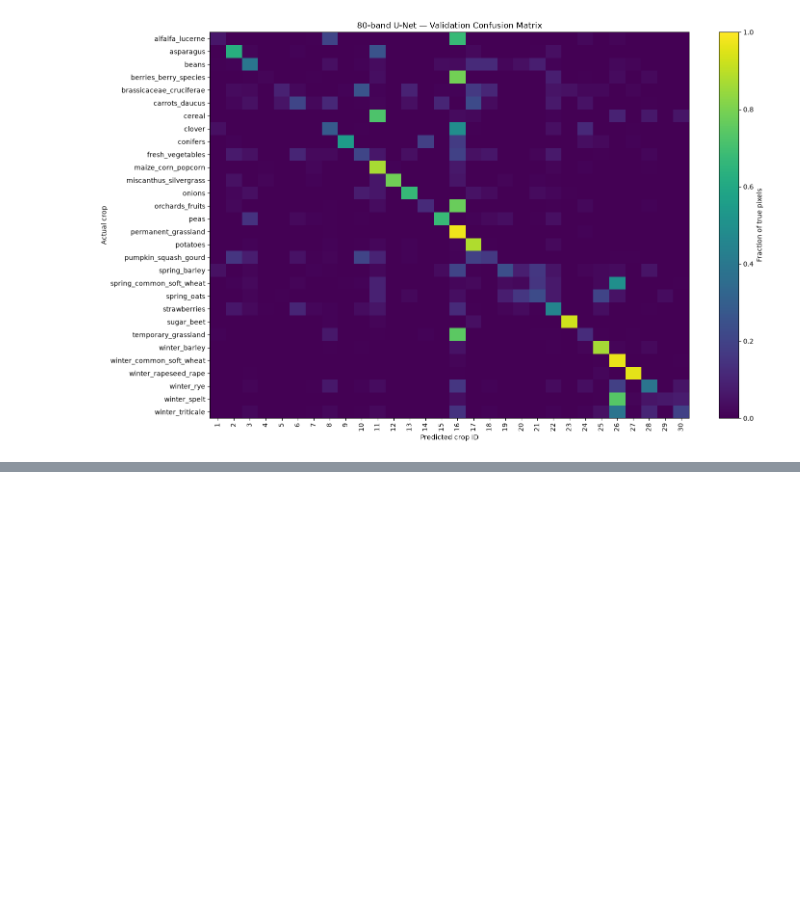
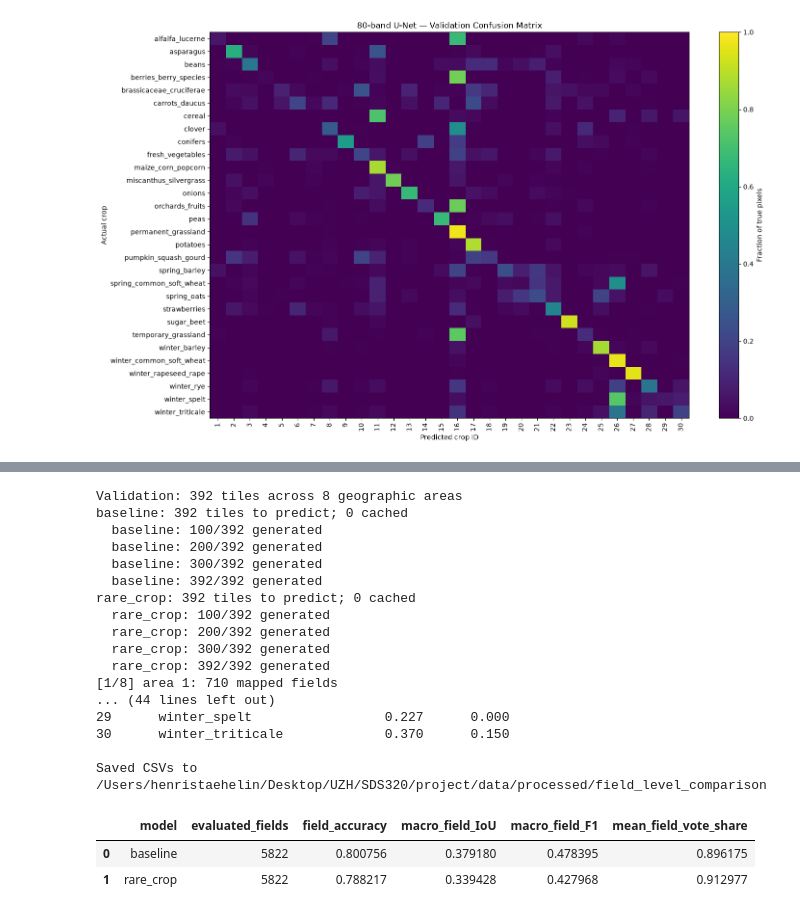
Before and after one commit to staehelinhenrimax-droid/European-Spectral-Crop-Identification, a Jupyter notebook: notebooks/Functionalized_workflow.ipynb, the cells around one changed output, grey strips where cells are left out. Drawn from its saved outputs; the diff is of its cells as text; code cells hidden in the pictures; blank space fills up the shorter version.

```diff
--- a/notebooks/Functionalized_workflow.ipynb
+++ b/notebooks/Functionalized_workflow.ipynb
@@ -1730,0 +1753,44 @@ plt.show()
+# %%
+import importlib
+import scripts.field_level_comparison as field_eval
+
+importlib.reload(field_eval)
+
+model_paths = {
+    "baseline": project_dir / "models/unet_80band_monthly_weighted_250epochs/best_model.pth",
+    "rare_crop": project_dir / "models/unet_80band_rare_crop_earlystop/best_model.pth",
+}
+
+field_predictions, field_metrics, field_summary = (
+    field_eval.compare_models_by_field(
+        project_dir=project_dir,
+        crop_fields=reduced_crops,
+        crop_mapping=crop_mapping,
+        model_paths=model_paths,
+        tiles_dir=project_dir / "data/processed/tiles_80band",
+        min_field_pixels=10,
+    )
+)
+
+display(field_summary)
+# %% [output]
+Validation: 392 tiles across 8 geographic areas
+baseline: 392 tiles to predict; 0 cached
+  baseline: 100/392 generated
+  baseline: 200/392 generated
+  baseline: 300/392 generated
+  baseline: 392/392 generated
+rare_crop: 392 tiles to predict; 0 cached
+  rare_crop: 100/392 generated
+  rare_crop: 200/392 generated
+  rare_crop: 300/392 generated
+  rare_crop: 392/392 generated
+[1/8] area 1: 710 mapped fields
+... (44 lines left out)
+29      winter_spelt                 0.227      0.000
+30      winter_triticale             0.370      0.150
+
+Saved CSVs to /Users/henristaehelin/Desktop/UZH/SDS320/project/data/processed/field_level_comparison
+|  | model | evaluated_fields | field_accuracy | macro_field_IoU | macro_field_F1 | mean_field_vote_share |
+| 0 | baseline | 5822 | 0.800756 | 0.379180 | 0.478395 | 0.896175 |
+| 1 | rare_crop | 5822 | 0.788217 | 0.339428 | 0.427968 | 0.912977 |
```
Also changed, not shown: parts of 5 cells of this notebook, 1 other file.
